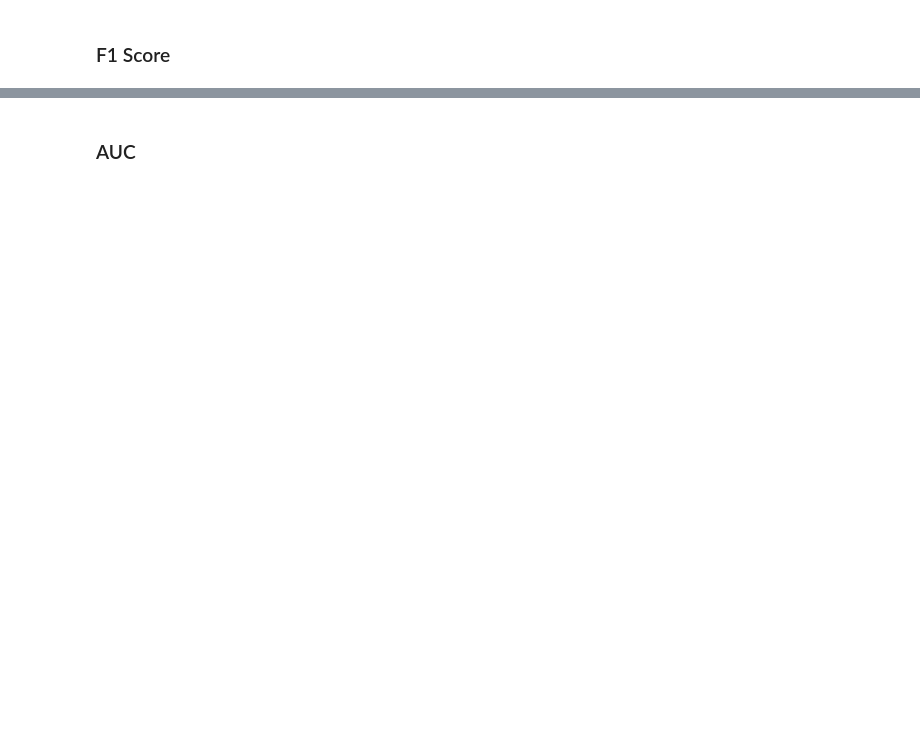
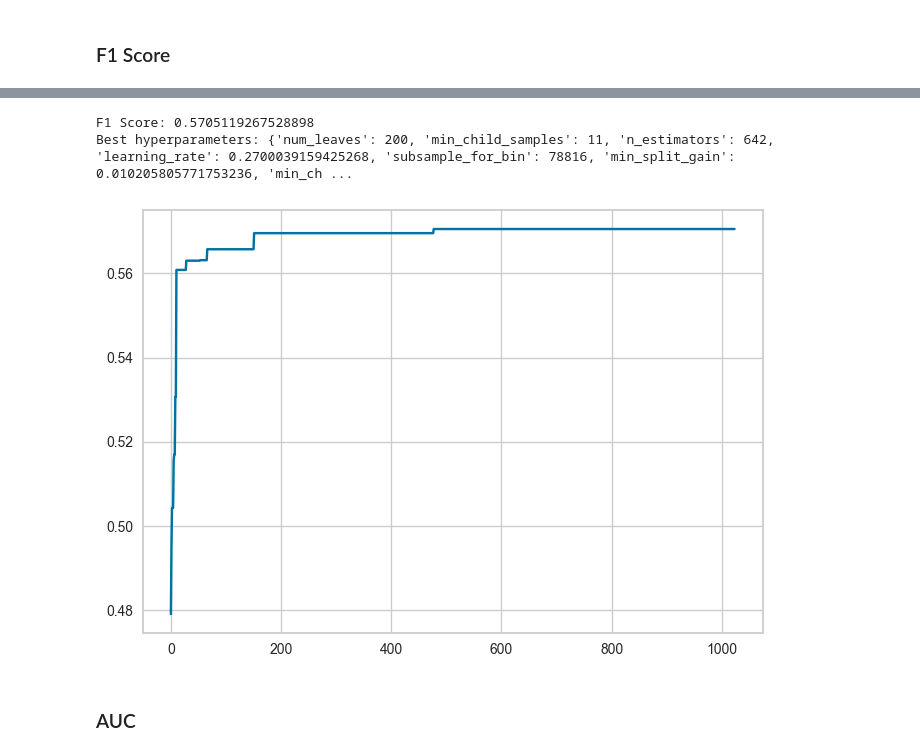
Before and after one commit to fell100/Metaheuristics_And_Tuning, a Jupyter notebook: LightGBM.ipynb, the cells around one changed output, grey strips where cells are left out. Drawn from its saved outputs; the diff is of its cells as text; code cells hidden in the pictures; blank space fills up the shorter version.

```diff
--- a/LightGBM.ipynb
+++ b/LightGBM.ipynb
@@ -810,4 +889,4 @@ def objective(trial):
       return sklearn.model_selection.cross_val_score(final_model, x_credit, y_credit, n_jobs=-1, cv=kfold).mean()
 # %%
 study = optuna.create_study(direction='maximize')
-study.optimize(objective, n_trials=1024)
+study.optimize(objective, n_trials=1024, n_jobs = -1)
@@ -868,7 +971,7 @@ def objective(trial):
       return sklearn.model_selection.cross_val_score(final_model, x_credit, y_credit, n_jobs=-1, scoring='f1', cv=kfold).mean()
 # %%
 study = optuna.create_study(direction='maximize')
-study.optimize(objective, n_trials=1024)
+study.optimize(objective, n_trials=1024, n_jobs = -1)
 
 trial = study.best_trial
 
@@ -889,3 +992,4 @@ tracking_Optuna_F1 = tracking
 
 plt.plot(tracking);
 #plt.plot(tracking_sorted)
+# %% [output]
@@ -892,3 +1013,6 @@ plt.plot(tracking);
+F1 Score: 0.5705119267528898
+Best hyperparameters: {'num_leaves': 200, 'min_child_samples': 11, 'n_estimators': 642, 'learning_rate': 0.2700039159425268, 'subsample_for_bin': 78816, 'min_split_gain': 0.010205805771753236, 'min_ch ...
+[figure, added]
 # %% [markdown]
 ### AUC
 # %%
```
Also changed, not shown: parts of 27 cells of this notebook, 5 other files.
